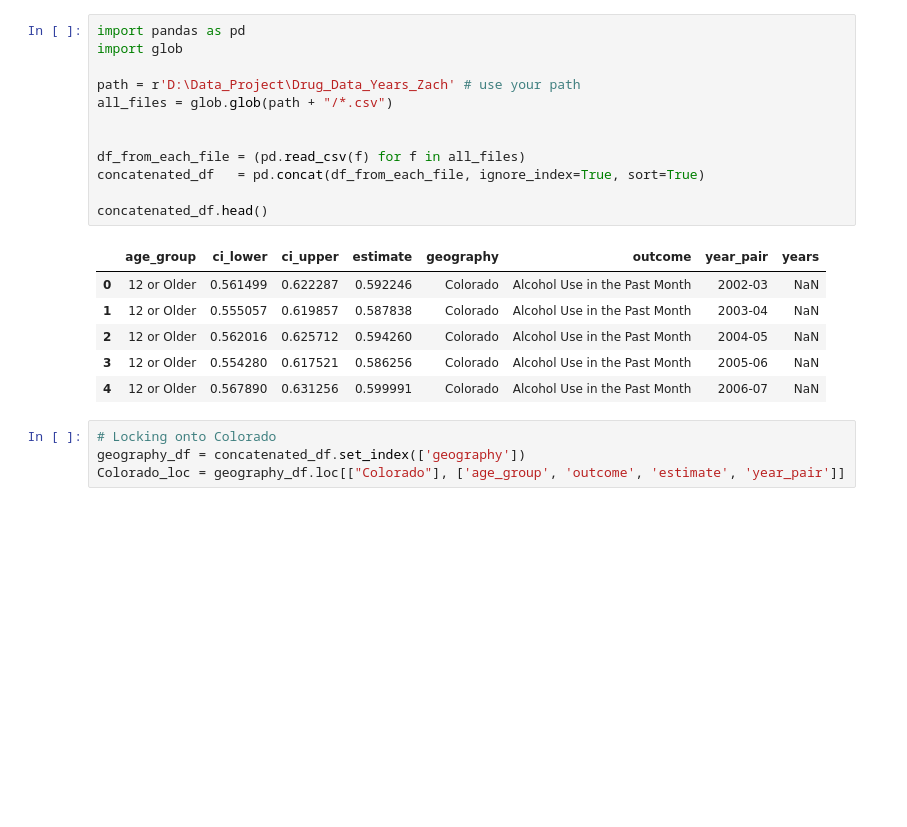
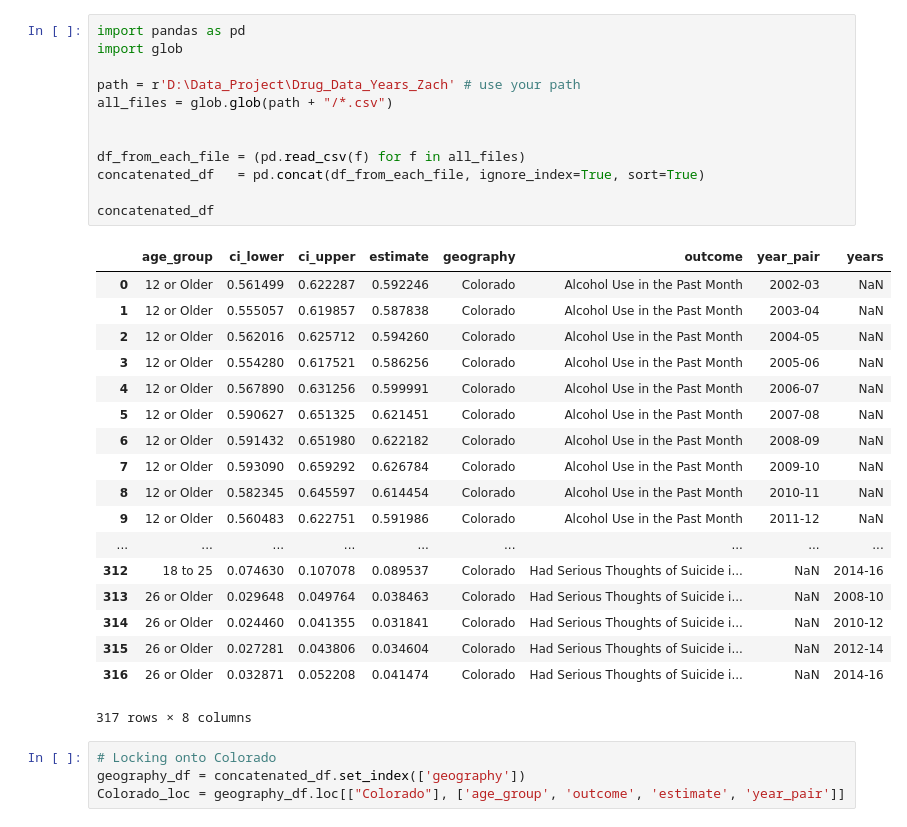
Before and after one commit to zdsteele/Project_1, a Jupyter notebook: Drug_Data_Years_Zach/Concatenated_df.ipynb, the cells around one changed output. Drawn from its saved outputs; the diff is of its cells as text; blank space fills up the shorter version.

```diff
--- a/Drug_Data_Years_Zach/Concatenated_df.ipynb
+++ b/Drug_Data_Years_Zach/Concatenated_df.ipynb
@@ -1,22 +1,34 @@
 # %%
 import pandas as pd
 import glob
 
 path = r'D:\Data_Project\Drug_Data_Years_Zach' # use your path
 all_files = glob.glob(path + "/*.csv")
 
 
 df_from_each_file = (pd.read_csv(f) for f in all_files)
 concatenated_df   = pd.concat(df_from_each_file, ignore_index=True, sort=True)
 
-concatenated_df.head()
+concatenated_df
 # %% [output]
 |  | age_group | ci_lower | ci_upper | estimate | geography | outcome | year_pair | years |
 | 0 | 12 or Older | 0.561499 | 0.622287 | 0.592246 | Colorado | Alcohol Use in the Past Month | 2002-03 | NaN |
 | 1 | 12 or Older | 0.555057 | 0.619857 | 0.587838 | Colorado | Alcohol Use in the Past Month | 2003-04 | NaN |
 | 2 | 12 or Older | 0.562016 | 0.625712 | 0.594260 | Colorado | Alcohol Use in the Past Month | 2004-05 | NaN |
 | 3 | 12 or Older | 0.554280 | 0.617521 | 0.586256 | Colorado | Alcohol Use in the Past Month | 2005-06 | NaN |
 | 4 | 12 or Older | 0.567890 | 0.631256 | 0.599991 | Colorado | Alcohol Use in the Past Month | 2006-07 | NaN |
+| 5 | 12 or Older | 0.590627 | 0.651325 | 0.621451 | Colorado | Alcohol Use in the Past Month | 2007-08 | NaN |
+| 6 | 12 or Older | 0.591432 | 0.651980 | 0.622182 | Colorado | Alcohol Use in the Past Month | 2008-09 | NaN |
+| 7 | 12 or Older | 0.593090 | 0.659292 | 0.626784 | Colorado | Alcohol Use in the Past Month | 2009-10 | NaN |
+| 8 | 12 or Older | 0.582345 | 0.645597 | 0.614454 | Colorado | Alcohol Use in the Past Month | 2010-11 | NaN |
+| 9 | 12 or Older | 0.560483 | 0.622751 | 0.591986 | Colorado | Alcohol Use in the Past Month | 2011-12 | NaN |
+| ... | ... | ... | ... | ... | ... | ... | ... | ... |
+| 312 | 18 to 25 | 0.074630 | 0.107078 | 0.089537 | Colorado | Had Serious Thoughts of Suicide i... | NaN | 2014-16 |
+| 313 | 26 or Older | 0.029648 | 0.049764 | 0.038463 | Colorado | Had Serious Thoughts of Suicide i... | NaN | 2008-10 |
+| 314 | 26 or Older | 0.024460 | 0.041355 | 0.031841 | Colorado | Had Serious Thoughts of Suicide i... | NaN | 2010-12 |
+| 315 | 26 or Older | 0.027281 | 0.043806 | 0.034604 | Colorado | Had Serious Thoughts of Suicide i... | NaN | 2012-14 |
+| 316 | 26 or Older | 0.032871 | 0.052208 | 0.041474 | Colorado | Had Serious Thoughts of Suicide i... | NaN | 2014-16 |
+317 rows × 8 columns
 # %%
 # Locking onto Colorado
 geography_df = concatenated_df.set_index(['geography'])
```
Also changed, not shown: parts of 9 cells of this notebook, 2 other files.
